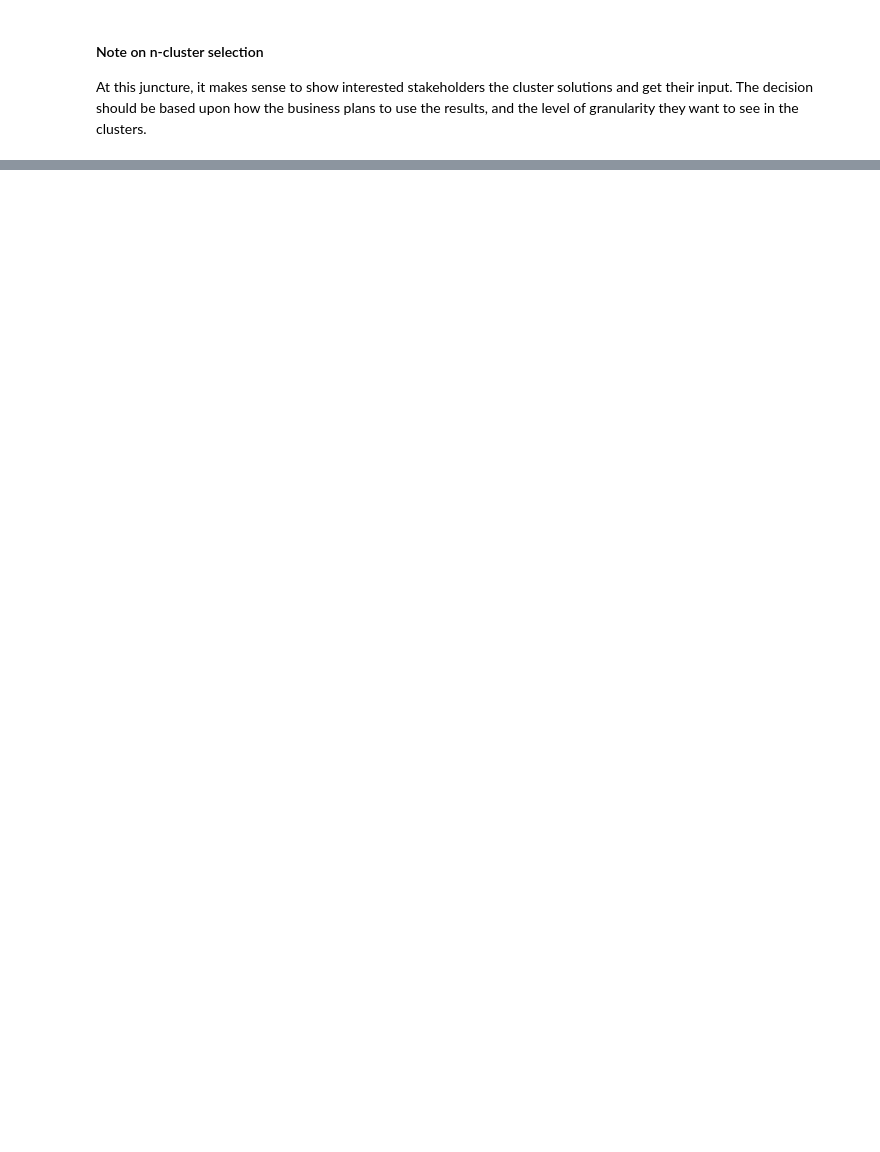
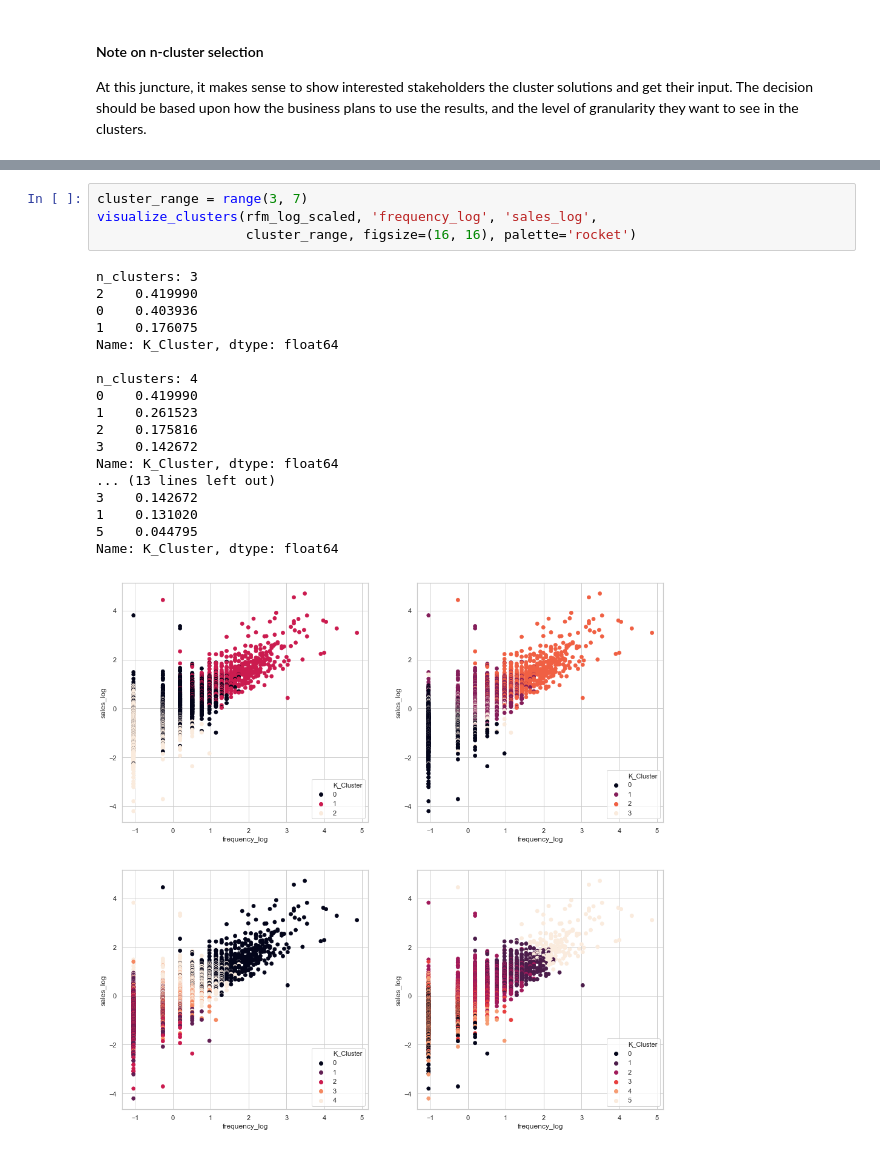
Before and after one commit to rbuerki/projects-ml, a Jupyter notebook: customer_segmentation_RFM_method/2-RFM_segmentation_with_k-means.ipynb, the cells around one changed output, grey strips where cells are left out. Cells and saved outputs as stored; diff of their text form; blank space fills up the shorter version.

```diff
--- a/customer_segmentation_RFM_method/2-RFM_segmentation_with_k-means.ipynb
+++ b/customer_segmentation_RFM_method/2-RFM_segmentation_with_k-means.ipynb
@@ -219,0 +229,23 @@ rfm.head()
+# %%
+cluster_range = range(3, 7)
+visualize_clusters(rfm_log_scaled, 'frequency_log', 'sales_log',
+                   cluster_range, figsize=(16, 16), palette='rocket')
+# %% [output]
+n_clusters: 3
+2    0.419990
+0    0.403936
+1    0.176075
+Name: K_Cluster, dtype: float64
+
+n_clusters: 4
+0    0.419990
+1    0.261523
+2    0.175816
+3    0.142672
+Name: K_Cluster, dtype: float64
+... (13 lines left out)
+3    0.142672
+1    0.131020
+5    0.044795
+Name: K_Cluster, dtype: float64
+[figure, added]
```
Also changed, not shown: parts of 19 cells of this notebook.
